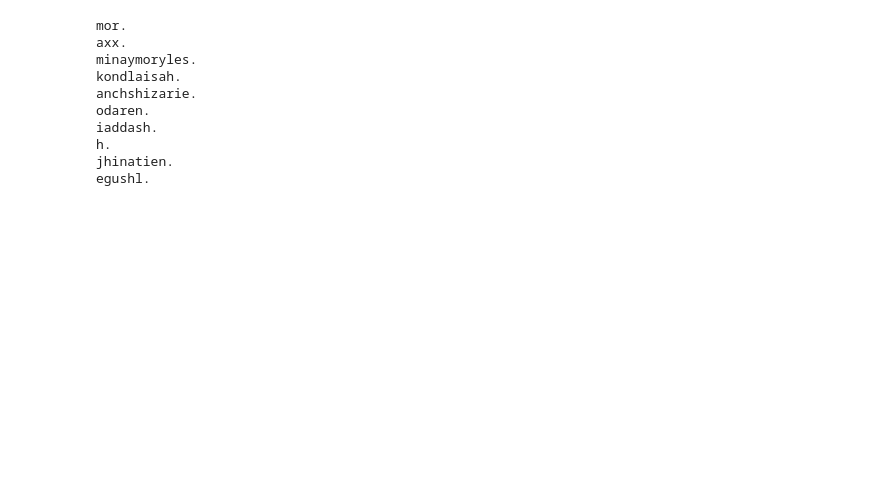
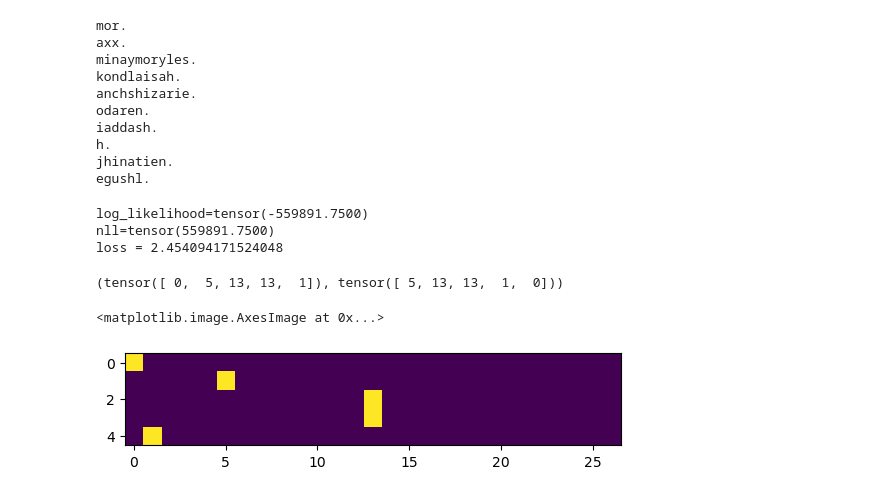
Before and after one commit to siripragadashashank/makemore, a Jupyter notebook: makemore_notebook.ipynb, the cells around one changed output. Drawn from its saved outputs; the diff is of its cells as text; code cells hidden in the pictures; blank space fills up the shorter version.

```diff
--- a/makemore_notebook.ipynb
+++ b/makemore_notebook.ipynb
@@ -85,3 +67,47 @@ iaddash.
 h.
 jhinatien.
 egushl.
+# %%
+log_likelihood = 0.0
+num_bigrams = 0
+for w in words:
+    chs = ['.'] + list(w) + ['.']
+    for c1, c2 in zip(chs, chs[1:]):
+        num_bigrams += 1
+        idx1 = char_to_i[c1]
+        idx2 = char_to_i[c2]
+        log_likelihood += torch.log(P[idx1, idx2])
+print(f"{log_likelihood=}")
+nll = -log_likelihood
+print(f"{nll=}")
+print(f"loss = {nll/num_bigrams}")
+# %% [output]
+log_likelihood=tensor(-559891.7500)
+nll=tensor(559891.7500)
+loss = 2.454094171524048
+# %%
+x, y = [], []
+
+for w in words[:1]:
+    chs = ['.'] + list(w) + ['.']
+    for c1, c2 in zip(chs, chs[1:]):
+        idx1, idx2 = char_to_i[c1], char_to_i[c2]
+        x.append(idx1)
+        y.append(idx2)
+
+x = torch.tensor(x)
+y = torch.tensor(y)
+
+x, y
+# %% [output]
+(tensor([ 0,  5, 13, 13,  1]), tensor([ 5, 13, 13,  1,  0]))
+# %%
+import torch.nn.functional as F
+
+x_enc = F.one_hot(x, 27)
+y_enc = F.one_hot(y, 27)
+# %%
+plt.imshow(x_enc)
+# %% [output]
+<matplotlib.image.AxesImage at 0x...>
+[figure, added]
```
Also changed, not shown: parts of 3 cells of this notebook.
